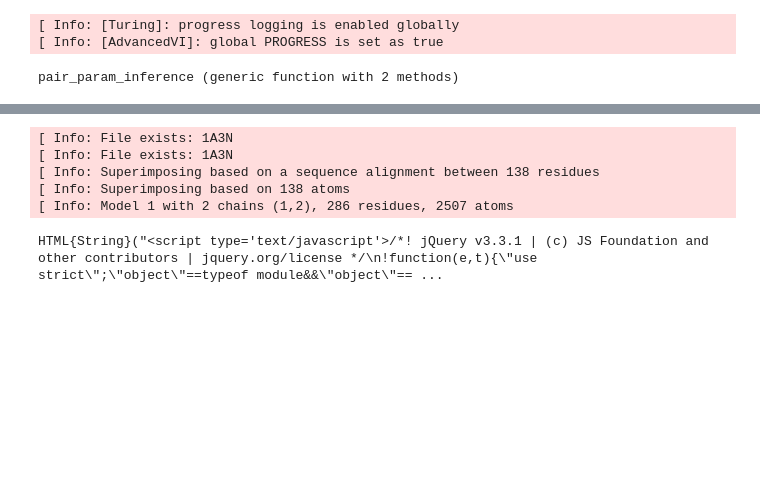
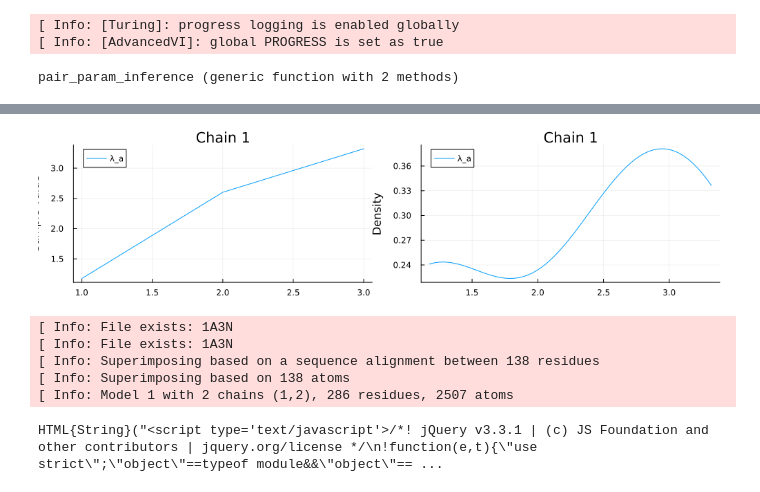
Before and after one commit to FhizZx/TorusEvol, a Jupyter notebook: PairEvol.ipynb, the cells around one changed output, grey strips where cells are left out. Saved outputs shown, nothing was run; the diff lists cells and outputs as text; code cells hidden in the pictures; blank space fills up the shorter version.

```diff
--- a/PairEvol.ipynb
+++ b/PairEvol.ipynb
@@ -140,3 +137,7 @@ LoadError: InterruptException:
+# %%
+plot(chains[["λ_a"]]; colordim=:parameter, legend=true)
+# %% [output]
+[figure, added]
 # %%
 # %% [output]
 [ Info: File exists: 1A3N
```
Also changed, not shown: parts of 3 cells of this notebook, 6 other files.
